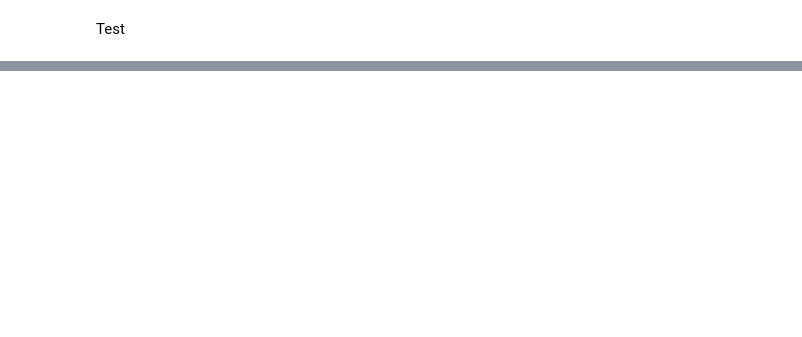
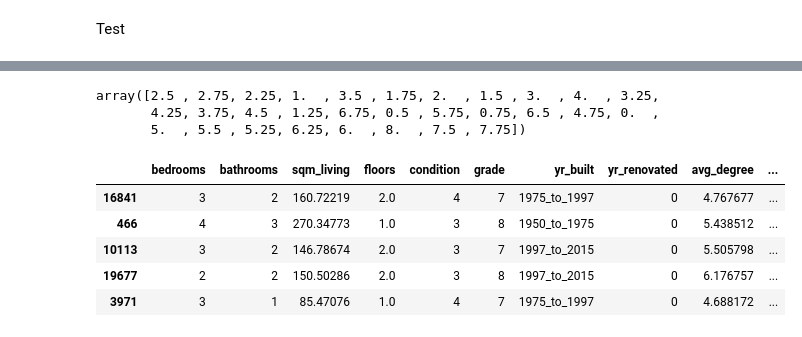
Before and after one commit to peleemanuel/IC, a Jupyter notebook: notebooks/prediction_mods.ipynb, the cells around one changed output, grey strips where cells are left out. Cells and saved outputs as stored; diff of their text form; code cells hidden in the pictures; blank space fills up the shorter version.

```diff
--- a/notebooks/prediction_mods.ipynb
+++ b/notebooks/prediction_mods.ipynb
@@ -243,0 +490,10 @@ Y_pred = model.predict(X_test)
+# %%
+# Define function has_basement
+def has_basement(df):
+    '''creates bool feature has_basement and drops original basement feature'''
+    df['has_basement'] = df['sqm_basement'].map(lambda x: 1 if x > 0 else 0)
+    df = df.drop('sqm_basement', axis=1)
+    return df
+# %%
+# Apply function to df
+df = has_basement(df)
@@ -243,0 +513,25 @@ Y_pred = model.predict(X_test)
+# %%
+# Get unique values
+df['bathrooms'].unique()
+# %% [output]
+array([2.5 , 2.75, 2.25, 1.  , 3.5 , 1.75, 2.  , 1.5 , 3.  , 4.  , 3.25,
+       4.25, 3.75, 4.5 , 1.25, 6.75, 0.5 , 5.75, 0.75, 6.5 , 4.75, 0.  ,
+       5.  , 5.5 , 5.25, 6.25, 6.  , 8.  , 7.5 , 7.75])
+# %%
+def round_bathrooms(df):
+    '''Round bathroom feature and convert to int'''
+    df['bathrooms'] = df['bathrooms'].map(lambda x: int(round(x, 0)))
+    return df
+# %%
+# Apply function to df
+df = round_bathrooms(df)
+# %%
+# Preview all changes
+df.head()
+# %% [output]
+|  | bedrooms | bathrooms | sqm_living | floors | condition | grade | yr_built | yr_renovated | avg_degree | ... |
+| 16841 | 3 | 2 | 160.72219 | 2.0 | 4 | 7 | 1975_to_1997 | 0 | 4.767677 | ... |
+| 466 | 4 | 3 | 270.34773 | 1.0 | 3 | 8 | 1950_to_1975 | 0 | 5.438512 | ... |
+| 10113 | 3 | 2 | 146.78674 | 2.0 | 3 | 7 | 1997_to_2015 | 0 | 5.505798 | ... |
+| 19677 | 2 | 2 | 150.50286 | 2.0 | 3 | 8 | 1997_to_2015 | 0 | 6.176757 | ... |
+| 3971 | 3 | 1 | 85.47076 | 1.0 | 4 | 7 | 1975_to_1997 | 0 | 4.688172 | ... |
```
Also changed, not shown: parts of 40 cells of this notebook, 1 other file.
